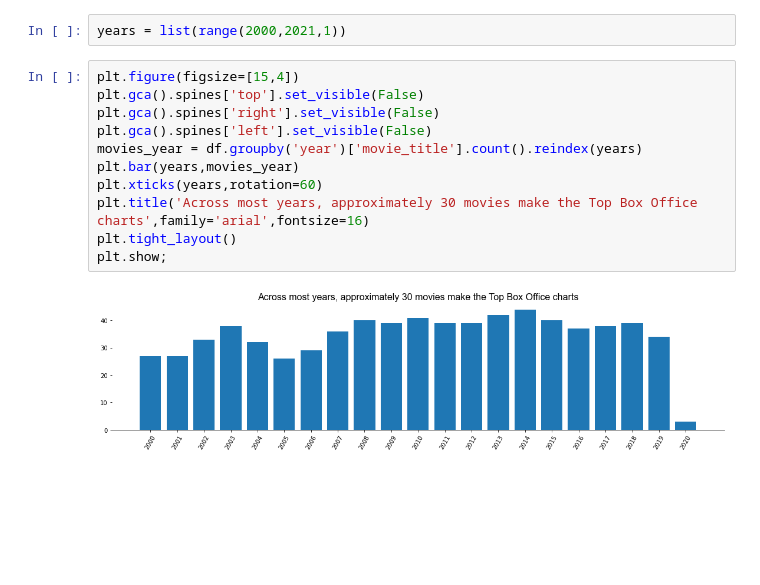
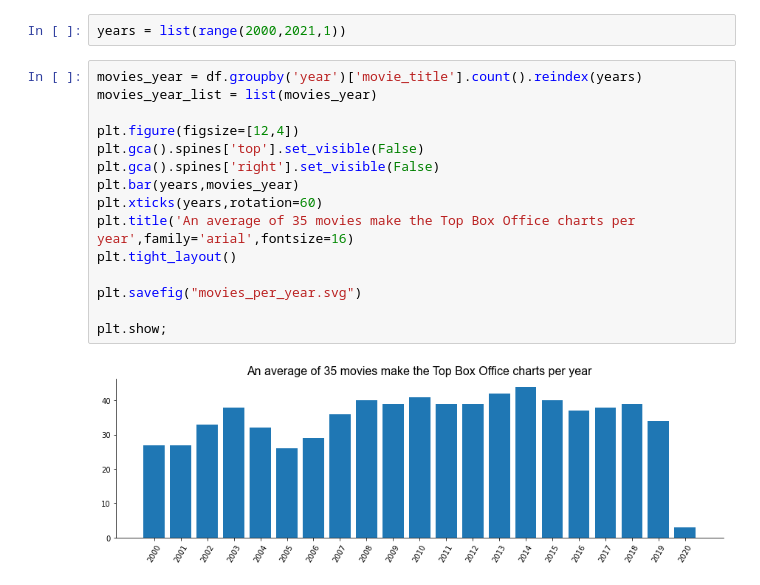
Before and after one commit to tawney-kirkland/02-luther, a Jupyter notebook: visualisation.ipynb, the cells around one changed output. Saved outputs shown, nothing was run; the diff lists cells and outputs as text; blank space fills up the shorter version.

Commit message:
Update visualisation notebook

```diff
--- a/visualisation.ipynb
+++ b/visualisation.ipynb
@@ -35,15 +35,19 @@ memory usage: 147.0+ KB
 # %%
 years = list(range(2000,2021,1))
 # %%
-plt.figure(figsize=[15,4])
+movies_year = df.groupby('year')['movie_title'].count().reindex(years)
+movies_year_list = list(movies_year)
+
+plt.figure(figsize=[12,4])
 plt.gca().spines['top'].set_visible(False)
 plt.gca().spines['right'].set_visible(False)
-plt.gca().spines['left'].set_visible(False)
-movies_year = df.groupby('year')['movie_title'].count().reindex(years)
 plt.bar(years,movies_year)
 plt.xticks(years,rotation=60)
-plt.title('Across most years, approximately 30 movies make the Top Box Office charts',family='arial',fontsize=16)
+plt.title('An average of 35 movies make the Top Box Office charts per year',family='arial',fontsize=16)
 plt.tight_layout()
+
+plt.savefig("movies_per_year.svg")
+
 plt.show;
 # %% [output]
-[figure, old version]
+[figure, new version]
```
Also changed, not shown: parts of 3 cells of this notebook.
